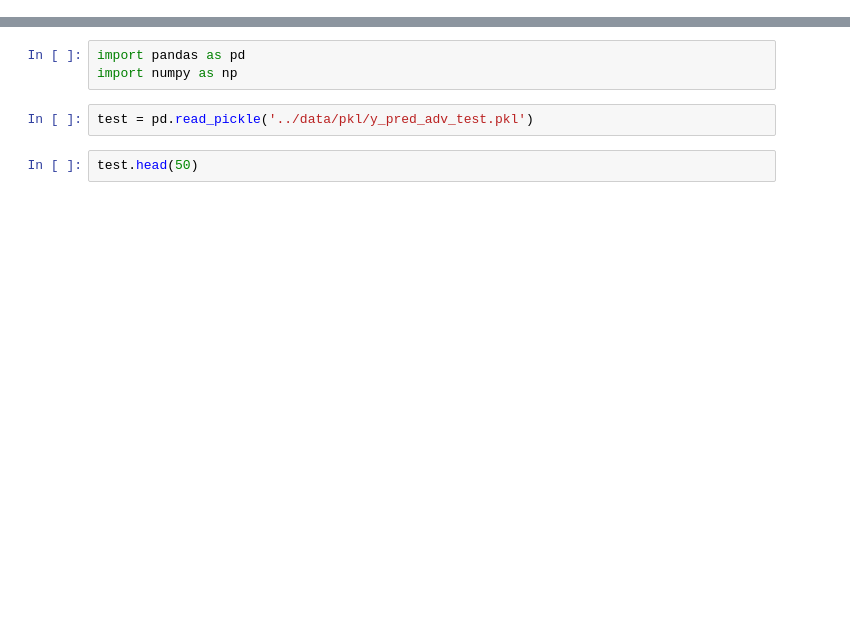
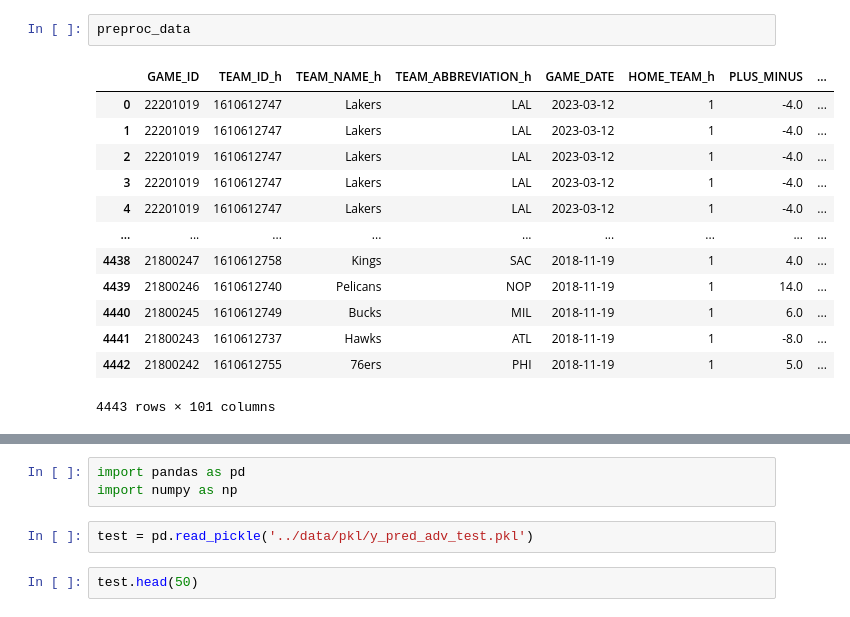
Before and after one commit to alecmatt5/nba_betting_analysis, a Jupyter notebook: backend/notebooks/Untitled.ipynb, the cells around one changed output, grey strips where cells are left out. Saved outputs shown, nothing was run; the diff lists cells and outputs as text; blank space fills up the shorter version.

```diff
--- a/backend/notebooks/Untitled.ipynb
+++ b/backend/notebooks/Untitled.ipynb
@@ -0,0 +195,16 @@
+# %%
+preproc_data
+# %% [output]
+|  | GAME_ID | TEAM_ID_h | TEAM_NAME_h | TEAM_ABBREVIATION_h | GAME_DATE | HOME_TEAM_h | PLUS_MINUS | ... |
+| 0 | 22201019 | 1610612747 | Lakers | LAL | 2023-03-12 | 1 | -4.0 | ... |
+| 1 | 22201019 | 1610612747 | Lakers | LAL | 2023-03-12 | 1 | -4.0 | ... |
+| 2 | 22201019 | 1610612747 | Lakers | LAL | 2023-03-12 | 1 | -4.0 | ... |
+| 3 | 22201019 | 1610612747 | Lakers | LAL | 2023-03-12 | 1 | -4.0 | ... |
+| 4 | 22201019 | 1610612747 | Lakers | LAL | 2023-03-12 | 1 | -4.0 | ... |
+| ... | ... | ... | ... | ... | ... | ... | ... | ... |
+| 4438 | 21800247 | 1610612758 | Kings | SAC | 2018-11-19 | 1 | 4.0 | ... |
+| 4439 | 21800246 | 1610612740 | Pelicans | NOP | 2018-11-19 | 1 | 14.0 | ... |
+| 4440 | 21800245 | 1610612749 | Bucks | MIL | 2018-11-19 | 1 | 6.0 | ... |
+| 4441 | 21800243 | 1610612737 | Hawks | ATL | 2018-11-19 | 1 | -8.0 | ... |
+| 4442 | 21800242 | 1610612755 | 76ers | PHI | 2018-11-19 | 1 | 5.0 | ... |
+4443 rows × 101 columns
```
Also changed, not shown: parts of 4 cells of this notebook, 2 other files.
